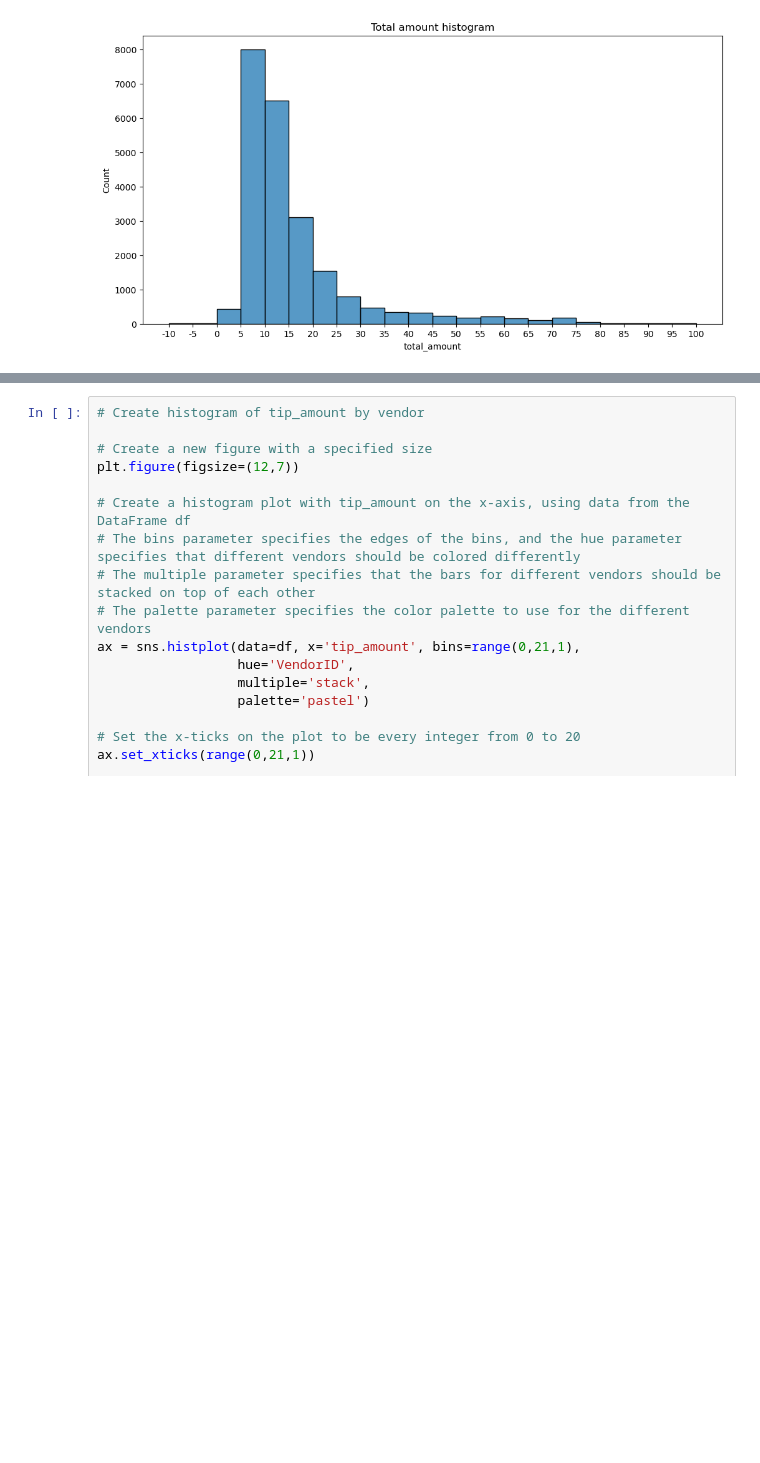
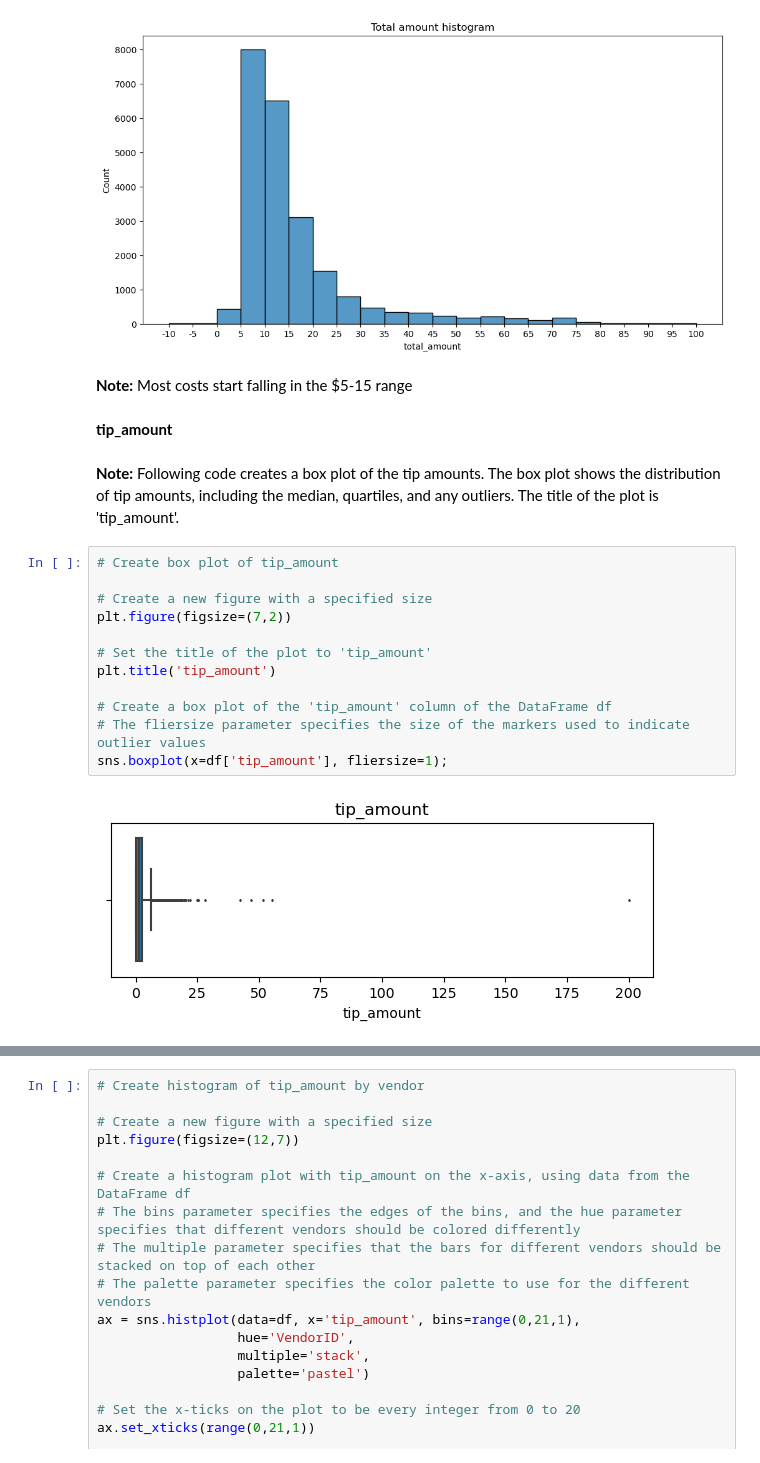
Before and after one commit to allan-gadelha/Google-Advanced-Data-Analytics-Portfolio, a Jupyter notebook: Automatidata/notebooks/analysis.ipynb, the cells around one changed output, grey strips where cells are left out. Saved outputs shown, nothing was run; the diff lists cells and outputs as text; blank space fills up the shorter version.

```diff
--- a/Automatidata/notebooks/analysis.ipynb
+++ b/Automatidata/notebooks/analysis.ipynb
@@ -285,3 +298,23 @@ ax.set_xticklabels(range(-10,101,5))
 plt.title('Total amount histogram');
 # %% [output]
 [figure]
+# %% [markdown]
+**Note:** Most costs start falling in the $5-15 range
+# %% [markdown]
+**tip_amount**
+# %% [markdown]
+**Note:** Following code creates a box plot of the tip amounts. The box plot shows the distribution of tip amounts, including the median, quartiles, and any outliers. The title of the plot is 'tip_amount'.
+# %%
+# Create box plot of tip_amount
+
+# Create a new figure with a specified size
+plt.figure(figsize=(7,2))
+
+# Set the title of the plot to 'tip_amount'
+plt.title('tip_amount')
+
+# Create a box plot of the 'tip_amount' column of the DataFrame df
+# The fliersize parameter specifies the size of the markers used to indicate outlier values
+sns.boxplot(x=df['tip_amount'], fliersize=1);
+# %% [output]
+[figure, added]
```
Also changed, not shown: parts of 30 cells of this notebook.
